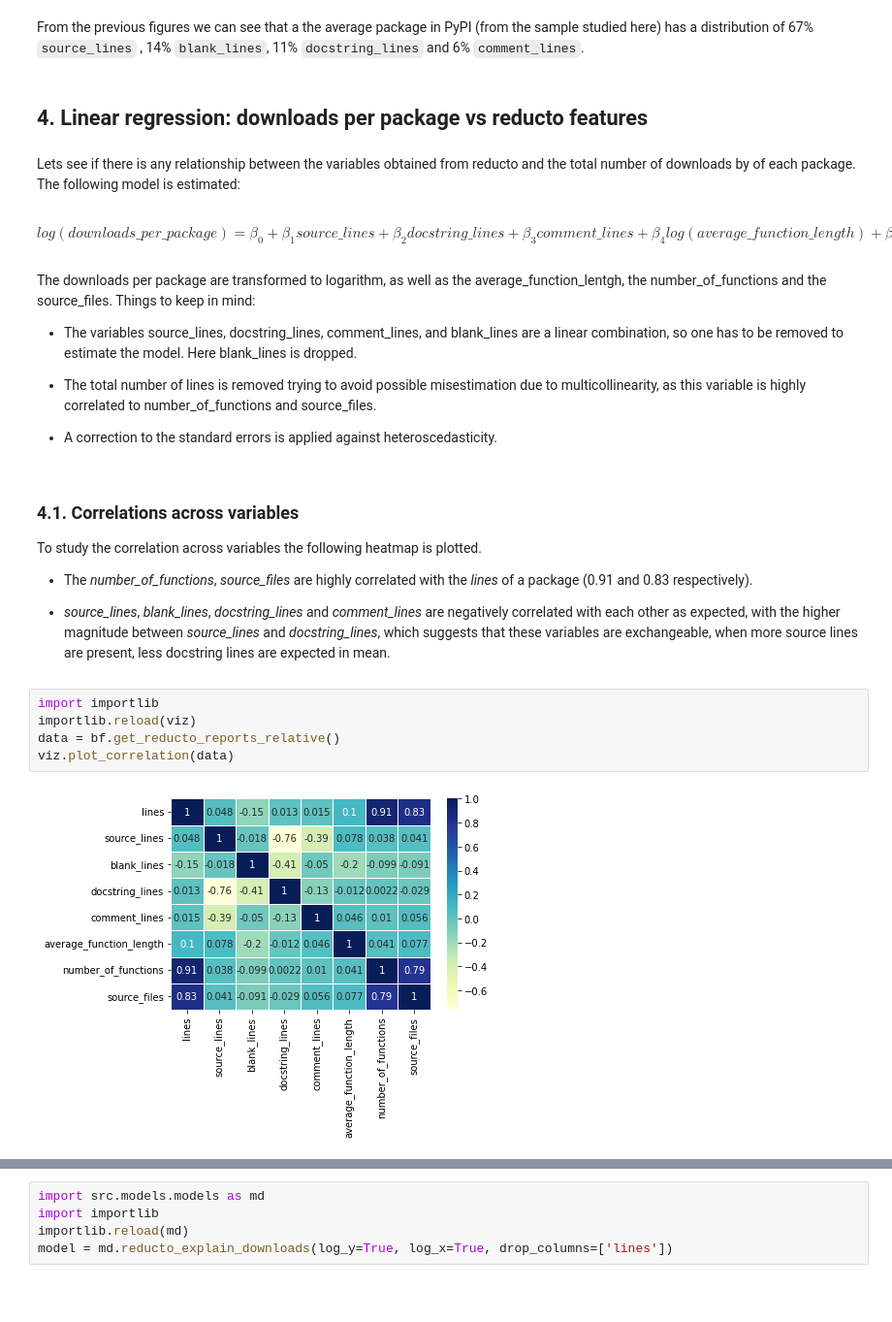
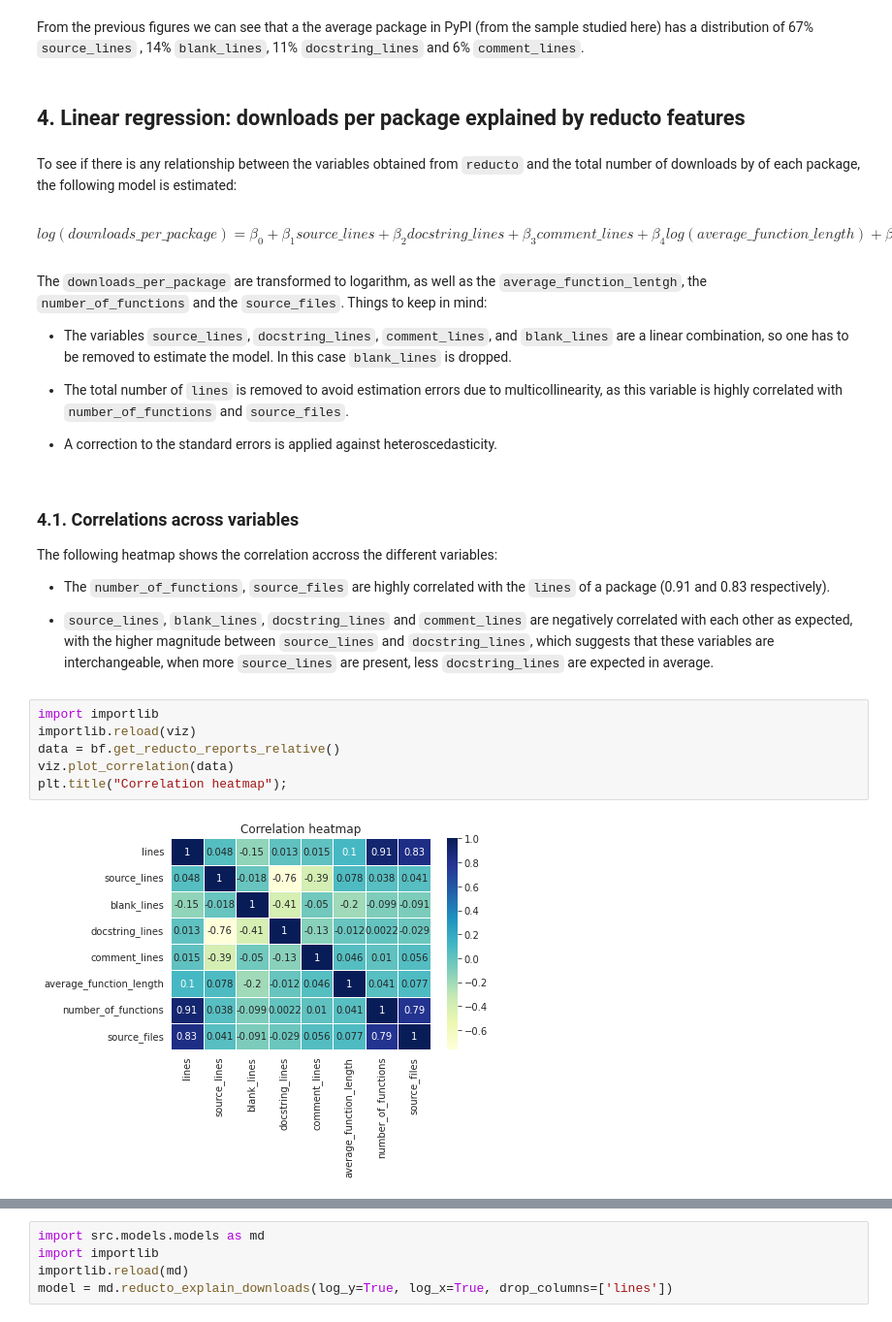
Before and after one commit to plaguss/top_pypi_source_code_stats, a Jupyter notebook: reducto.ipynb, the cells around one changed output, grey strips where cells are left out. Shown: that part at 97% size. Cells and saved outputs as stored; diff of their text form; blank space fills up the shorter version.

Commit message:
doc: fixed errors in clustering

```diff
--- a/reducto.ipynb
+++ b/reducto.ipynb
@@ -111,34 +111,35 @@ max        0.988484     0.500000         0.854545       0.566038
 # %% [markdown]
 From the previous figures we can see that a the average package in PyPI (from the sample studied here) has a distribution of 67% `source_lines` , 14% `blank_lines`, 11% `docstring_lines` and 6% `comment_lines`.
 # %% [markdown]
-## 4. Linear regression: downloads per package vs reducto features
+## 4. Linear regression: downloads per package explained by reducto features
 # %% [markdown]
-Lets see if there is any relationship between the variables obtained from reducto and the total number of downloads by of each package. The following model is estimated:
+To see if there is any relationship between the variables obtained from `reducto` and the total number of downloads by of each package, the following model is estimated:
 # %% [markdown]
 $$log(downloads\_per\_package) = \beta_0 + \beta_1 source\_lines + \beta_2 docstring\_lines + \beta_3 comment\_lines + \beta_4 log(average\_function\_length) + \beta_5 log(number\_of\_functions) + \beta_6 log(source\_files) + \epsilon $$
 # %% [markdown]
-The downloads per package are transformed to logarithm, as well as the average_function_lentgh, the number_of_functions and the source_files. Things to keep in mind:
+The `downloads_per_package` are transformed to logarithm, as well as the `average_function_lentgh`, the `number_of_functions` and the `source_files`. Things to keep in mind:
 
-- The variables source_lines, docstring_lines, comment_lines, and blank_lines are a linear combination, so one has to be removed to estimate the model. Here blank_lines is dropped.
+- The variables `source_lines`, `docstring_lines`, `comment_lines`, and `blank_lines` are a linear combination, so one has to be removed to estimate the model. In this case `blank_lines` is dropped.
 
-- The total number of lines is removed trying to avoid possible misestimation due to multicollinearity, as this variable is highly correlated to number_of_functions and source_files.
+- The total number of `lines` is removed to avoid estimation errors due to multicollinearity, as this variable is highly correlated with `number_of_functions` and `source_files`.
 
 - A correction to the standard errors is applied against heteroscedasticity.
 # %% [markdown]
 ### 4.1. Correlations across variables
 
-To study the correlation across variables the following heatmap is plotted.
+The following heatmap shows the correlation accross the different variables:
 
-- The *number_of_functions*,  *source_files* are highly correlated with the *lines* of a package (0.91 and 0.83 respectively).
+- The `number_of_functions`, `source_files` are highly correlated with the `lines` of a package (0.91 and 0.83 respectively).
 
-- *source_lines*, *blank_lines*, *docstring_lines* and *comment_lines* are negatively correlated with each other as expected, with the higher magnitude between *source_lines* and *docstring_lines*, which suggests that these variables are exchangeable, when more source lines are present, less docstring lines are expected in mean.
+- `source_lines`, `blank_lines`, `docstring_lines` and `comment_lines` are negatively correlated with each other as expected, with the higher magnitude between `source_lines` and `docstring_lines`, which suggests that these variables are interchangeable, when more `source_lines` are present, less `docstring_lines` are expected in average.
 # %%
 import importlib
 importlib.reload(viz)
 data = bf.get_reducto_reports_relative()
 viz.plot_correlation(data)
+plt.title("Correlation heatmap");
 # %% [output]
-[figure, old version]
+[figure, new version]
 # %% [markdown]
 ### 4.2. Model
 
```
Also changed, not shown: parts of 6 cells of this notebook.
